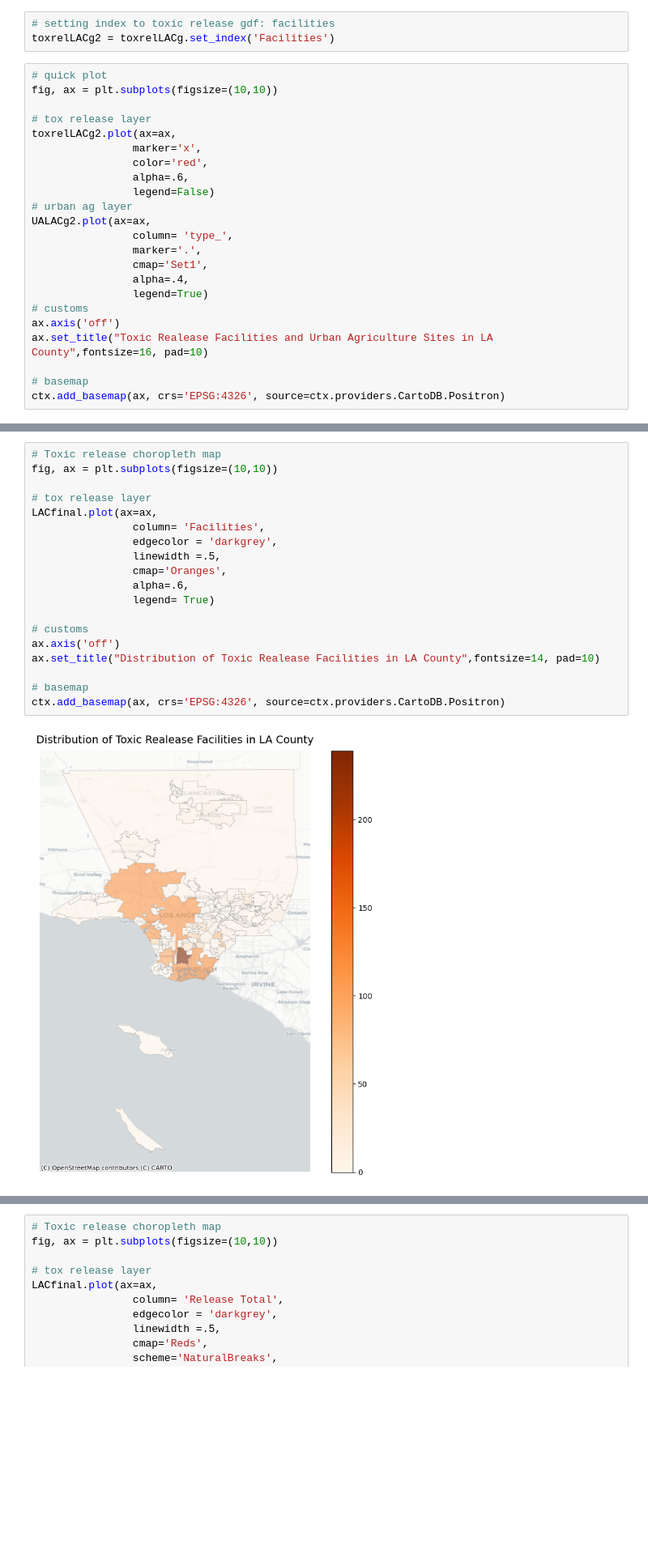
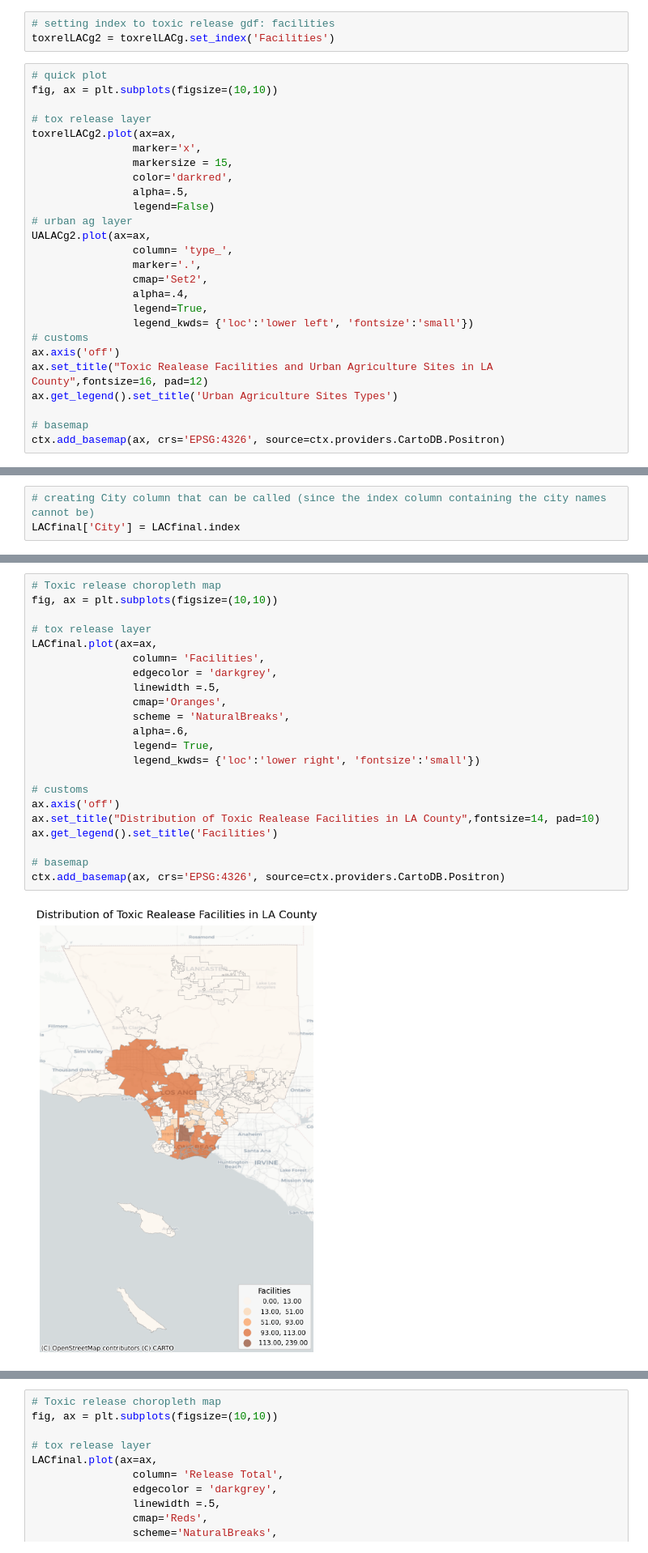
Before and after one commit to ngmelo/Food-Systems-Policy-Research, a Jupyter notebook: Food Systems and General Plans/LAC Map .ipynb, the cells around one changed output, grey strips where cells are left out. Shown at 81% size. Saved outputs shown, nothing was run; the diff lists cells and outputs as text; blank space fills up the shorter version.

```diff
--- a/Food Systems and General Plans/LAC Map .ipynb
+++ b/Food Systems and General Plans/LAC Map .ipynb
@@ -360,19 +349,22 @@ fig, ax = plt.subplots(figsize=(10,10))
 # tox release layer
 toxrelLACg2.plot(ax=ax,
                 marker='x',
-                color='red',
-                alpha=.6,
+                markersize = 15,
+                color='darkred',
+                alpha=.5,
                 legend=False)
 # urban ag layer
 UALACg2.plot(ax=ax,
                 column= 'type_',
                 marker='.',
-                cmap='Set1',
+                cmap='Set2',
                 alpha=.4,
-                legend=True)
+                legend=True,
+                legend_kwds= {'loc':'lower left', 'fontsize':'small'})
 # customs
 ax.axis('off')
-ax.set_title("Toxic Realease Facilities and Urban Agriculture Sites in LA County",fontsize=16, pad=10)
+ax.set_title("Toxic Realease Facilities and Urban Agriculture Sites in LA County",fontsize=16, pad=12)
+ax.get_legend().set_title('Urban Agriculture Sites Types')
 
 # basemap
 ctx.add_basemap(ax, crs='EPSG:4326', source=ctx.providers.CartoDB.Positron)
@@ -401,0 +397,3 @@ ctx.add_basemap(ax, crs='EPSG:4326', source=ctx.providers.CartoDB.Positron)
+# %%
+# creating City column that can be called (since the index column containing the city names cannot be)
+LACfinal['City'] = LACfinal.index
@@ -402,21 +426,24 @@ ctx.add_basemap(ax, crs='EPSG:4326', source=ctx.providers.CartoDB.Positron)
 # %%
 # Toxic release choropleth map
 fig, ax = plt.subplots(figsize=(10,10))
 
 # tox release layer
 LACfinal.plot(ax=ax,
                 column= 'Facilities',
                 edgecolor = 'darkgrey',
                 linewidth =.5,
                 cmap='Oranges',
+                scheme = 'NaturalBreaks',
                 alpha=.6,
-                legend= True)
+                legend= True,
+                legend_kwds= {'loc':'lower right', 'fontsize':'small'})
 
 # customs
 ax.axis('off')
 ax.set_title("Distribution of Toxic Realease Facilities in LA County",fontsize=14, pad=10)
+ax.get_legend().set_title('Facilities')
 
 # basemap
 ctx.add_basemap(ax, crs='EPSG:4326', source=ctx.providers.CartoDB.Positron)
 # %% [output]
-[figure, old version]
+[figure, new version]
```
Also changed, not shown: parts of 16 cells of this notebook, 1 other file.
